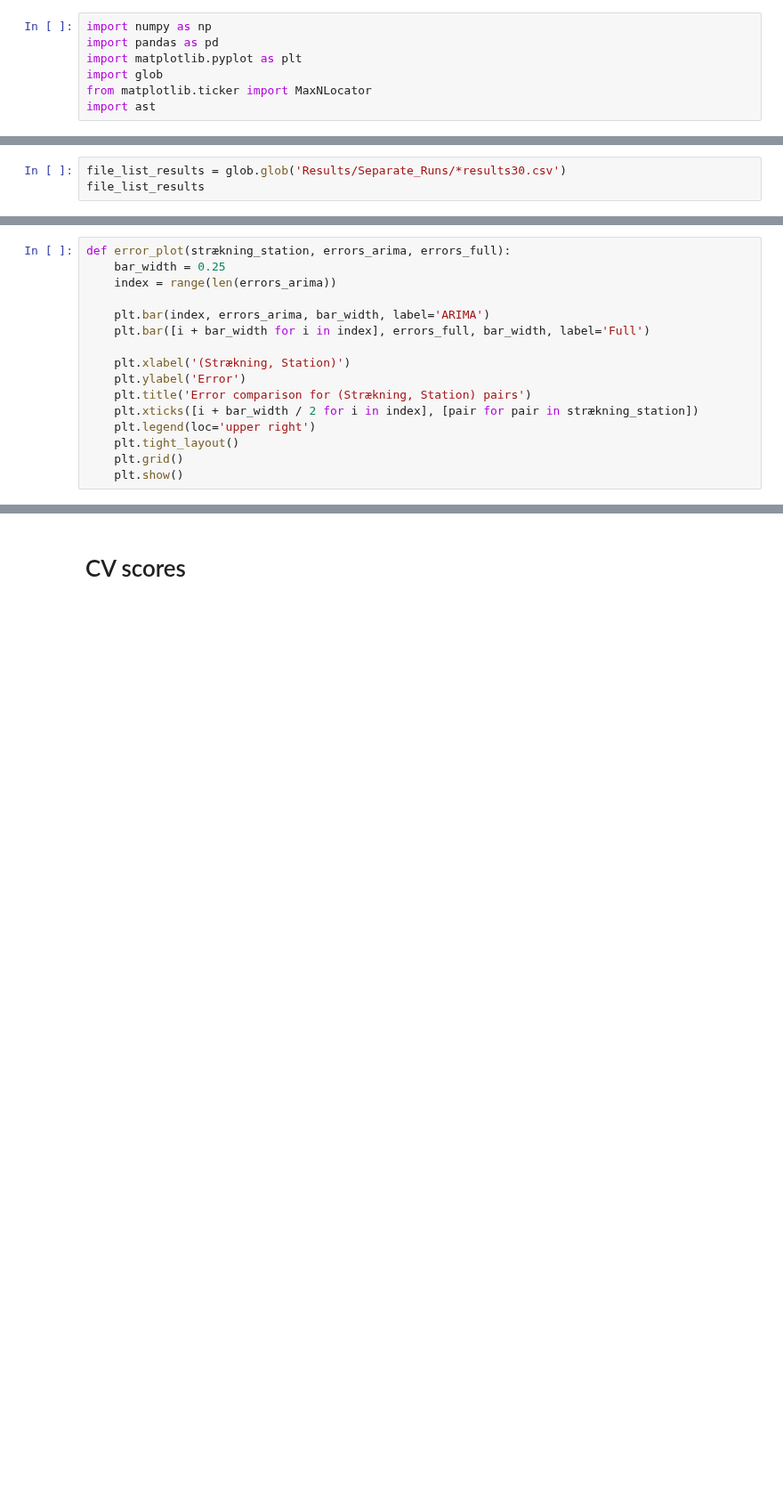
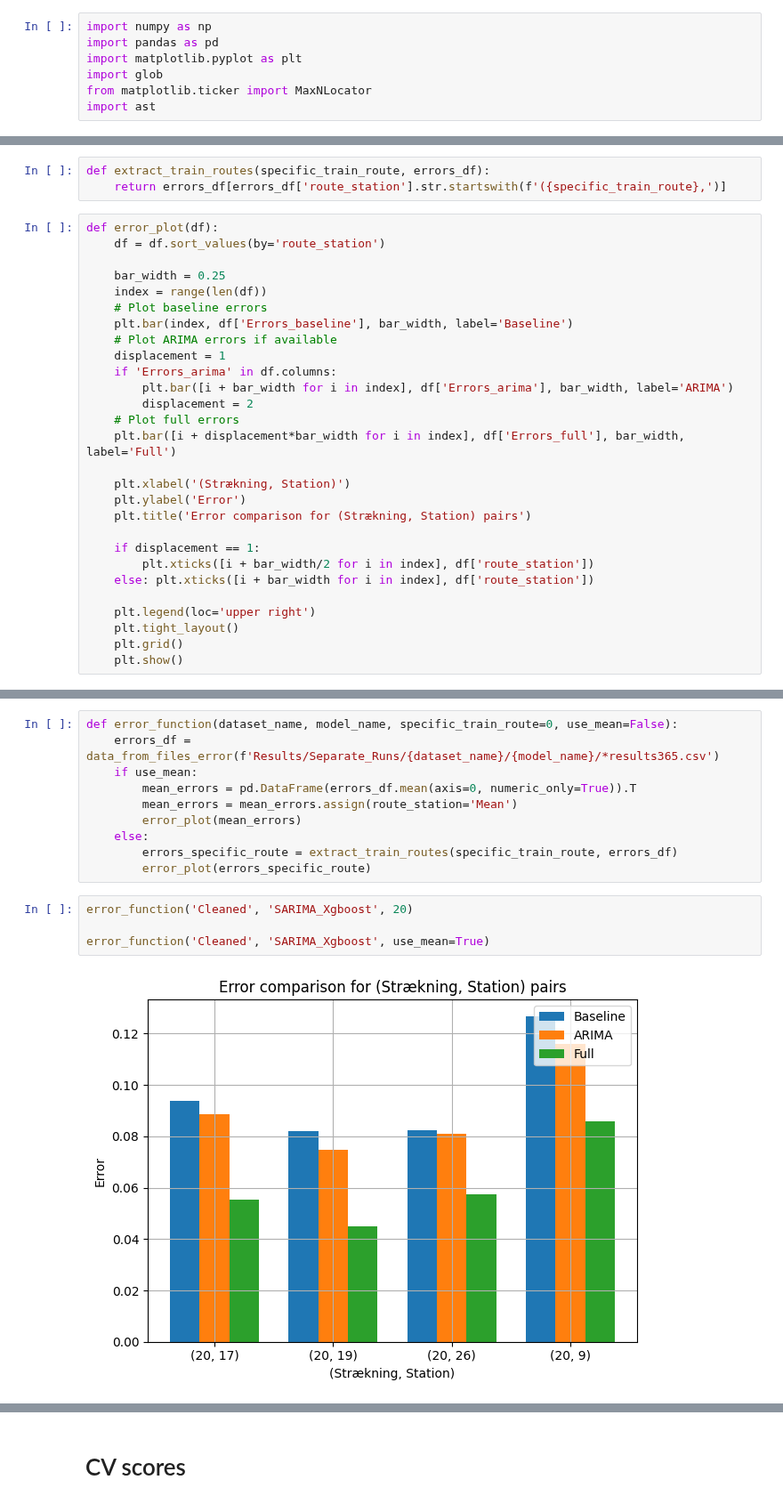
Before and after one commit to clarachristiansen/Bachelor_project, a Jupyter notebook: Visualize_CV_individual.ipynb, the cells around one changed output, grey strips where cells are left out. Shown at 89% size. Cells and saved outputs as stored; diff of their text form; blank space fills up the shorter version.

```diff
--- a/Visualize_CV_individual.ipynb
+++ b/Visualize_CV_individual.ipynb
@@ -76,3 +69,0 @@ feature_importance_plot(max_values)
-# %%
-file_list_results = glob.glob('Results/Separate_Runs/*results30.csv')
-file_list_results
@@ -93,15 +91,30 @@ for file in file_list_results:
+# %%
+def extract_train_routes(specific_train_route, errors_df):
+    return errors_df[errors_df['route_station'].str.startswith(f'({specific_train_route},')]
 # %%
-def error_plot(strækning_station, errors_arima, errors_full):
+def error_plot(df):
+    df = df.sort_values(by='route_station')
+
     bar_width = 0.25
-    index = range(len(errors_arima))
-
-    plt.bar(index, errors_arima, bar_width, label='ARIMA')
-    plt.bar([i + bar_width for i in index], errors_full, bar_width, label='Full')
+    index = range(len(df))
+    # Plot baseline errors
+    plt.bar(index, df['Errors_baseline'], bar_width, label='Baseline')
+    # Plot ARIMA errors if available
+    displacement = 1
+    if 'Errors_arima' in df.columns:
+        plt.bar([i + bar_width for i in index], df['Errors_arima'], bar_width, label='ARIMA')
+        displacement = 2
+    # Plot full errors
+    plt.bar([i + displacement*bar_width for i in index], df['Errors_full'], bar_width, label='Full')
 
     plt.xlabel('(Strækning, Station)')
     plt.ylabel('Error')
     plt.title('Error comparison for (Strækning, Station) pairs')
-    plt.xticks([i + bar_width / 2 for i in index], [pair for pair in strækning_station])
+
+    if displacement == 1:
+        plt.xticks([i + bar_width/2 for i in index], df['route_station'])
+    else: plt.xticks([i + bar_width for i in index], df['route_station'])
+
     plt.legend(loc='upper right')
     plt.tight_layout()
     plt.grid()
@@ -112,0 +122,16 @@ error_plot(strækning_station, errors_arima, errors_full)
+# %%
+def error_function(dataset_name, model_name, specific_train_route=0, use_mean=False):
+    errors_df = data_from_files_error(f'Results/Separate_Runs/{dataset_name}/{model_name}/*results365.csv')
+    if use_mean:
+        mean_errors = pd.DataFrame(errors_df.mean(axis=0, numeric_only=True)).T
+        mean_errors = mean_errors.assign(route_station='Mean')
+        error_plot(mean_errors)
+    else:
+        errors_specific_route = extract_train_routes(specific_train_route, errors_df)
+        error_plot(errors_specific_route)
+# %%
+error_function('Cleaned', 'SARIMA_Xgboost', 20)
+
+error_function('Cleaned', 'SARIMA_Xgboost', use_mean=True)
+# %% [output]
+[figure, added]
```
Also changed, not shown: parts of 37 cells of this notebook.
